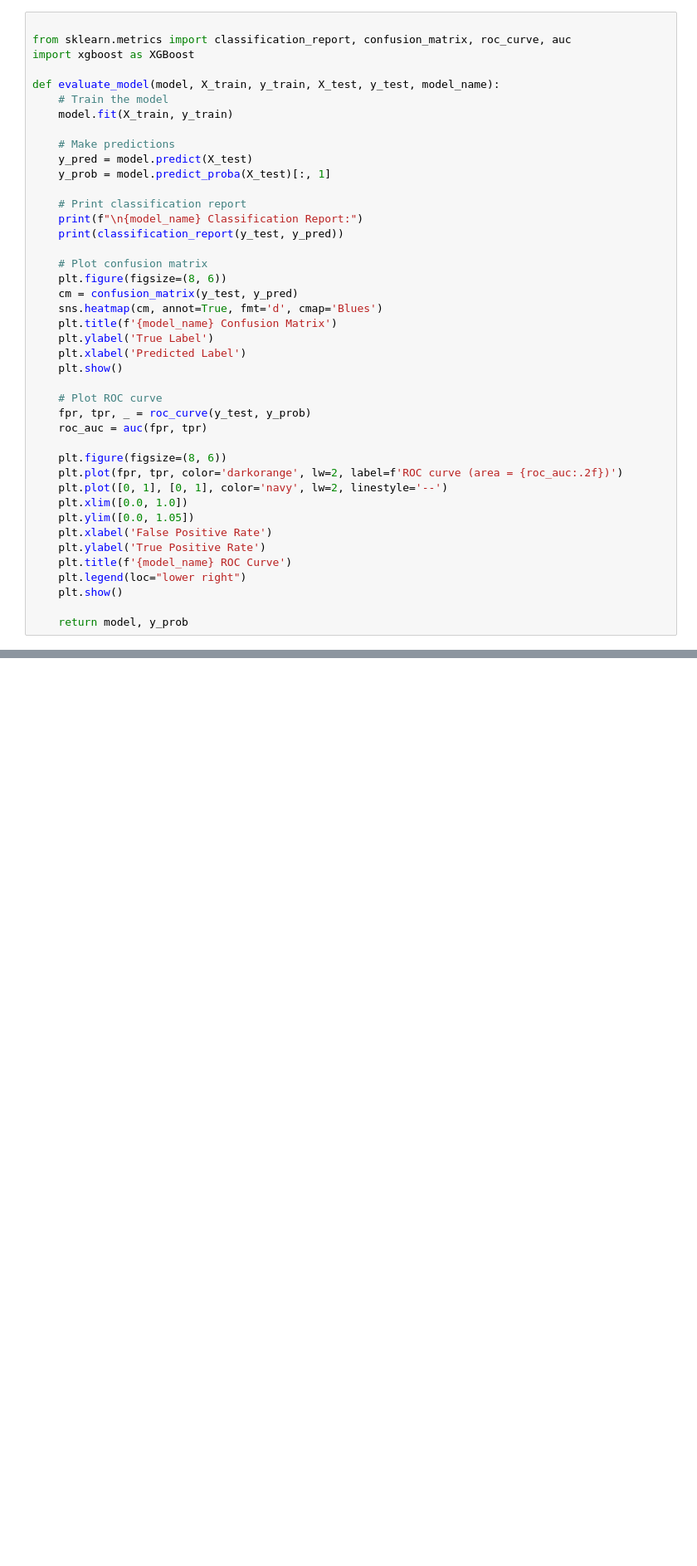
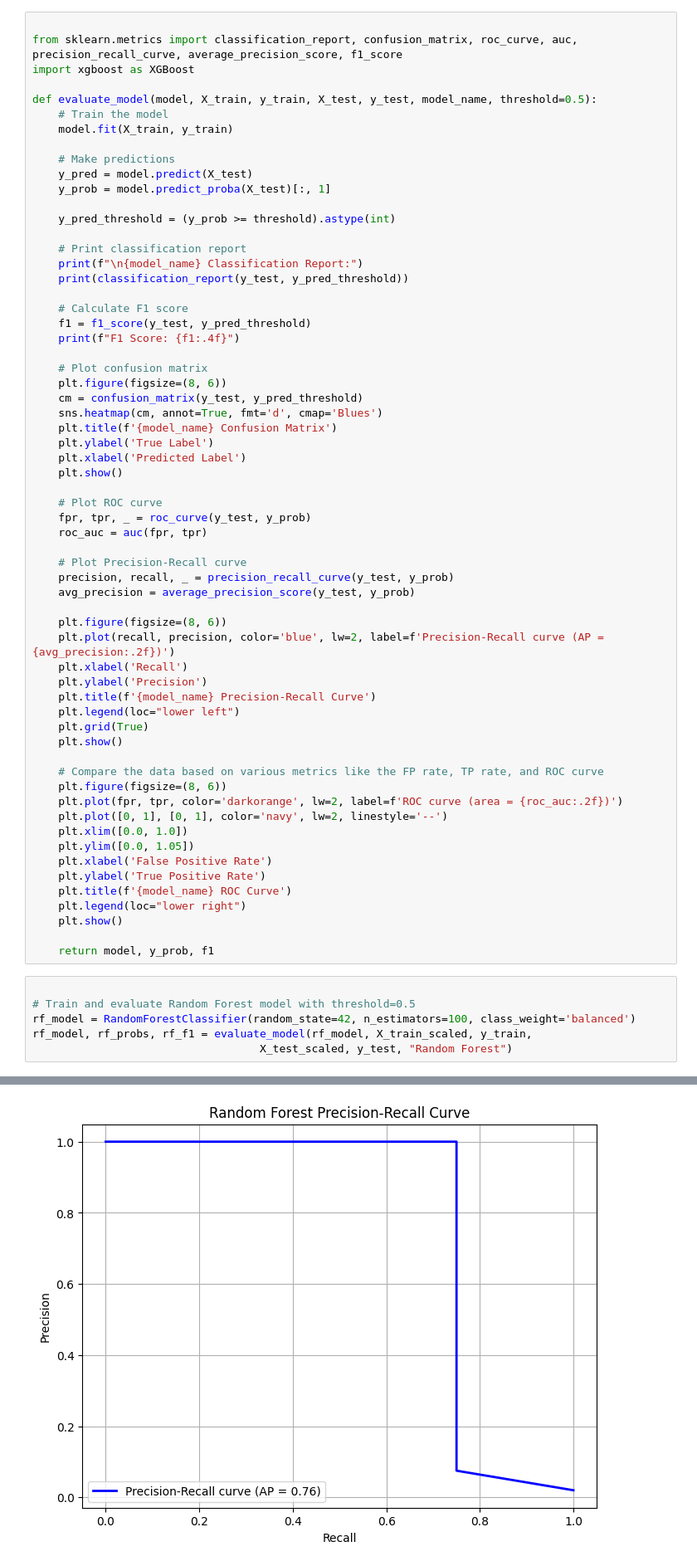
Before and after one commit to jreyesgar93/LeakLockAi, a Jupyter notebook: leak_lock_ai/leak_lock_ai/model/model.ipynb, the cells around one changed output, grey strips where cells are left out. Shown at 83% size. Saved outputs shown, nothing was run; the diff lists cells and outputs as text; blank space fills up the shorter version.

```diff
--- a/leak_lock_ai/leak_lock_ai/model/model.ipynb
+++ b/leak_lock_ai/leak_lock_ai/model/model.ipynb
@@ -138,10 +139,10 @@ X_train_scaled = scaler.fit_transform(X_train)
 X_test_scaled = scaler.transform(X_test)
 # %%
 
-from sklearn.metrics import classification_report, confusion_matrix, roc_curve, auc
+from sklearn.metrics import classification_report, confusion_matrix, roc_curve, auc, precision_recall_curve, average_precision_score, f1_score
 import xgboost as XGBoost
 
-def evaluate_model(model, X_train, y_train, X_test, y_test, model_name):
+def evaluate_model(model, X_train, y_train, X_test, y_test, model_name, threshold=0.5):
     # Train the model
     model.fit(X_train, y_train)
 
@@ -149,13 +150,19 @@ def evaluate_model(model, X_train, y_train, X_test, y_test, model_name):
     y_pred = model.predict(X_test)
     y_prob = model.predict_proba(X_test)[:, 1]
 
+    y_pred_threshold = (y_prob >= threshold).astype(int)
+
     # Print classification report
     print(f"\n{model_name} Classification Report:")
-    print(classification_report(y_test, y_pred))
+    print(classification_report(y_test, y_pred_threshold))
+
+    # Calculate F1 score
+    f1 = f1_score(y_test, y_pred_threshold)
+    print(f"F1 Score: {f1:.4f}")
 
     # Plot confusion matrix
     plt.figure(figsize=(8, 6))
-    cm = confusion_matrix(y_test, y_pred)
+    cm = confusion_matrix(y_test, y_pred_threshold)
     sns.heatmap(cm, annot=True, fmt='d', cmap='Blues')
     plt.title(f'{model_name} Confusion Matrix')
     plt.ylabel('True Label')
@@ -166,6 +173,20 @@ def evaluate_model(model, X_train, y_train, X_test, y_test, model_name):
     fpr, tpr, _ = roc_curve(y_test, y_prob)
     roc_auc = auc(fpr, tpr)
 
+    # Plot Precision-Recall curve
+    precision, recall, _ = precision_recall_curve(y_test, y_prob)
+    avg_precision = average_precision_score(y_test, y_prob)
+
+    plt.figure(figsize=(8, 6))
+    plt.plot(recall, precision, color='blue', lw=2, label=f'Precision-Recall curve (AP = {avg_precision:.2f})')
+    plt.xlabel('Recall')
+    plt.ylabel('Precision')
+    plt.title(f'{model_name} Precision-Recall Curve')
+    plt.legend(loc="lower left")
+    plt.grid(True)
+    plt.show()
+
+    # Compare the data based on various metrics like the FP rate, TP rate, and ROC curve
     plt.figure(figsize=(8, 6))
     plt.plot(fpr, tpr, color='darkorange', lw=2, label=f'ROC curve (area = {roc_auc:.2f})')
     plt.plot([0, 1], [0, 1], color='navy', lw=2, linestyle='--')
@@ -177,4 +198,11 @@ def evaluate_model(model, X_train, y_train, X_test, y_test, model_name):
     plt.legend(loc="lower right")
     plt.show()
 
-    return model, y_prob
+    return model, y_prob, f1
+# %%
+
+# Train and evaluate Random Forest model with threshold=0.5
+rf_model = RandomForestClassifier(random_state=42, n_estimators=100, class_weight='balanced')
+rf_model, rf_probs, rf_f1 = evaluate_model(rf_model, X_train_scaled, y_train,
+                                   X_test_scaled, y_test, "Random Forest")
+# %% [output]
@@ -180,0 +221 @@ def evaluate_model(model, X_train, y_train, X_test, y_test, model_name):
+[figure, added]
```
Also changed, not shown: parts of 9 cells of this notebook, 2 other files.
